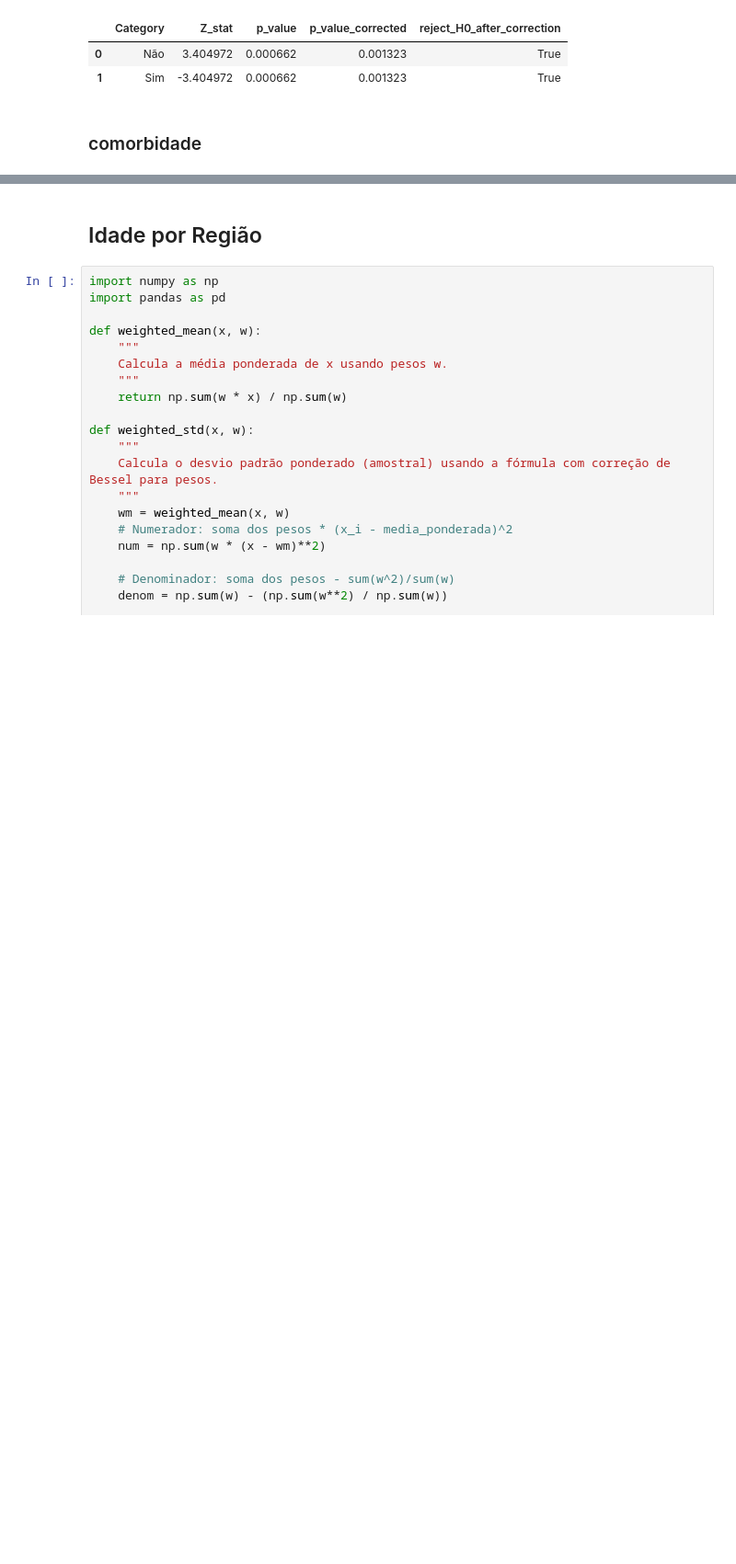
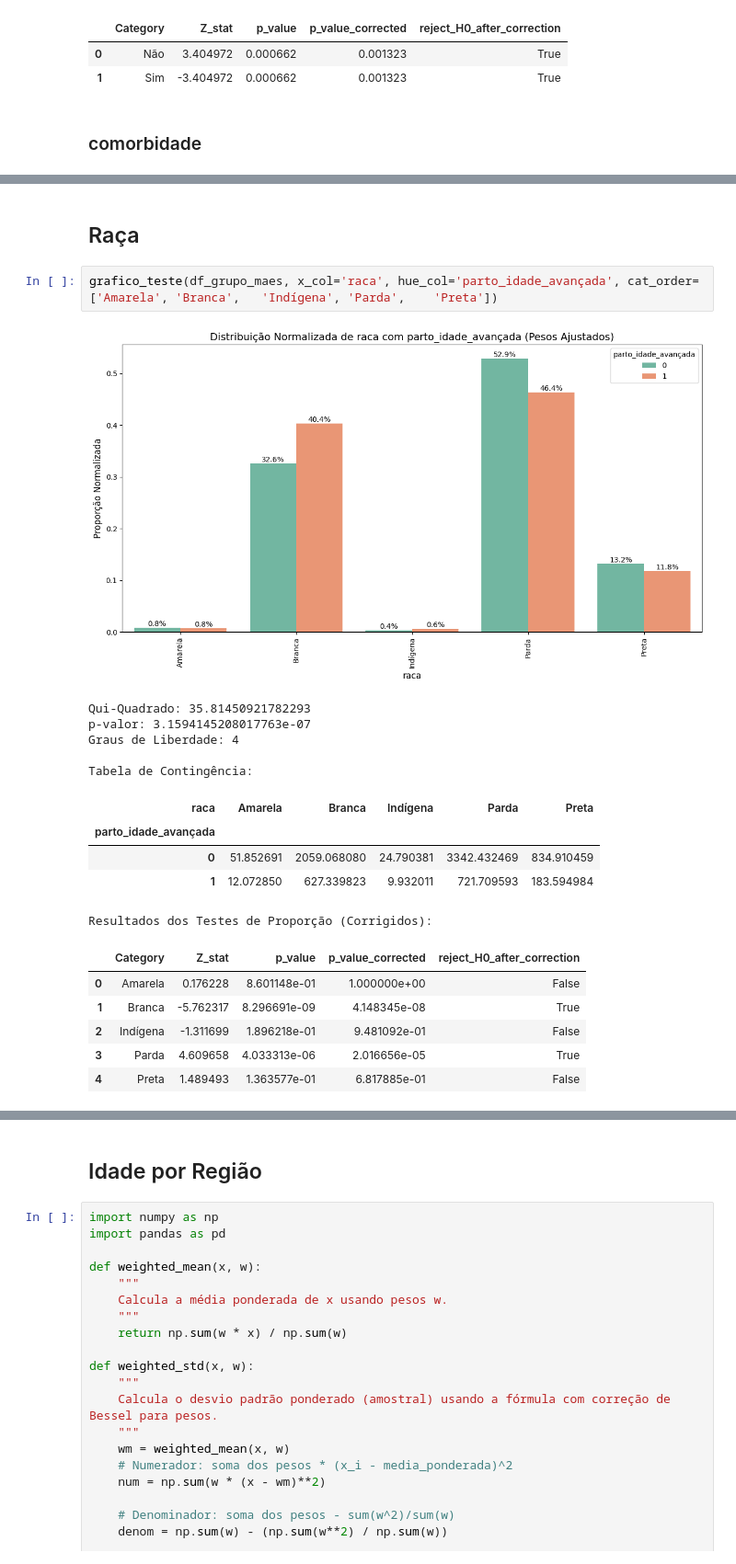
Before and after one commit to LeandroCoelhos/Notebook_PNS, a Jupyter notebook: 05_testes_estatisticos.ipynb, the cells around one changed output, grey strips where cells are left out. Shown at 92% size. Cells and saved outputs as stored; diff of their text form; blank space fills up the shorter version.

```diff
--- a/05_testes_estatisticos.ipynb
+++ b/05_testes_estatisticos.ipynb
@@ -800,0 +819,22 @@ Resultados dos Testes de Proporção (Corrigidos):
+# %% [markdown]
+## Raça
+# %%
+grafico_teste(df_grupo_maes, x_col='raca', hue_col='parto_idade_avançada', cat_order=['Amarela',	'Branca',	'Indígena',	'Parda',	'Preta'])
+# %% [output]
+[figure, added]
+Qui-Quadrado: 35.81450921782293
+p-valor: 3.1594145208017763e-07
+Graus de Liberdade: 4
+
+Tabela de Contingência:
+| raca | Amarela | Branca | Indígena | Parda | Preta |
+| parto_idade_avançada |  |  |  |  |  |
+| 0 | 51.852691 | 2059.068080 | 24.790381 | 3342.432469 | 834.910459 |
+| 1 | 12.072850 | 627.339823 | 9.932011 | 721.709593 | 183.594984 |
+Resultados dos Testes de Proporção (Corrigidos):
+|  | Category | Z_stat | p_value | p_value_corrected | reject_H0_after_correction |
+| 0 | Amarela | 0.176228 | 8.601148e-01 | 1.000000e+00 | False |
+| 1 | Branca | -5.762317 | 8.296691e-09 | 4.148345e-08 | True |
+| 2 | Indígena | -1.311699 | 1.896218e-01 | 9.481092e-01 | False |
+| 3 | Parda | 4.609658 | 4.033313e-06 | 2.016656e-05 | True |
+| 4 | Preta | 1.489493 | 1.363577e-01 | 6.817885e-01 | False |
```
Also changed, not shown: parts of 29 cells of this notebook, 2 other files.
